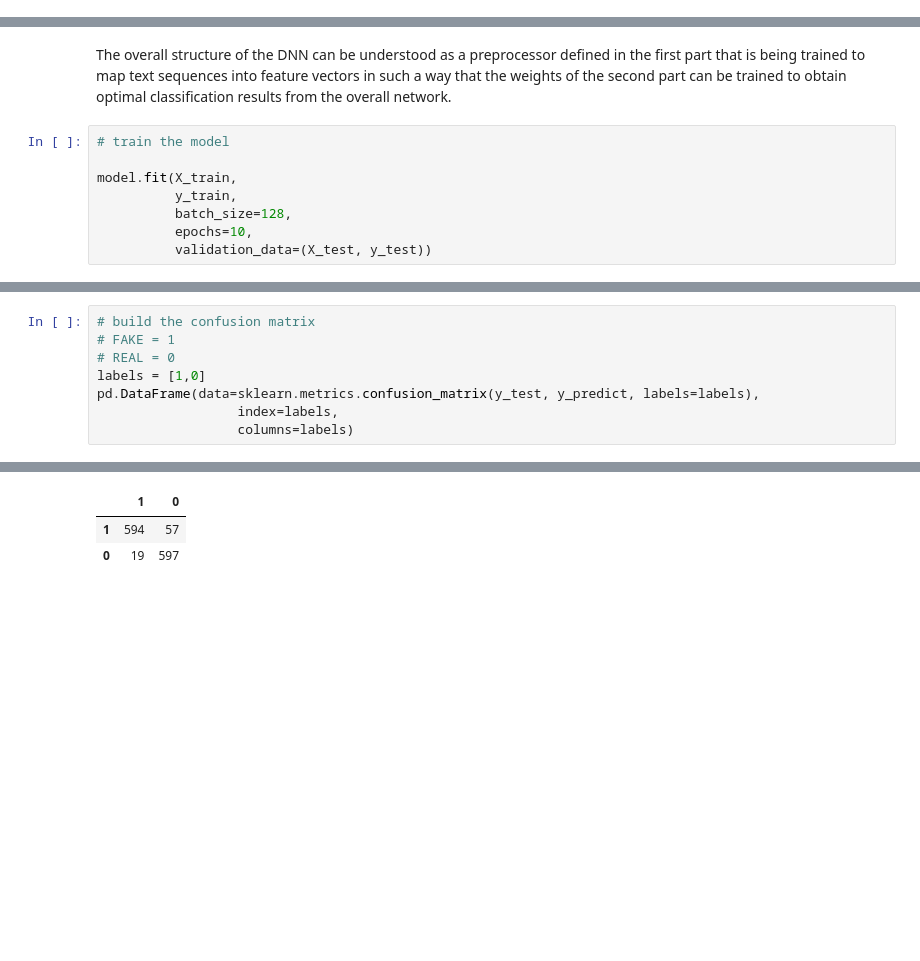
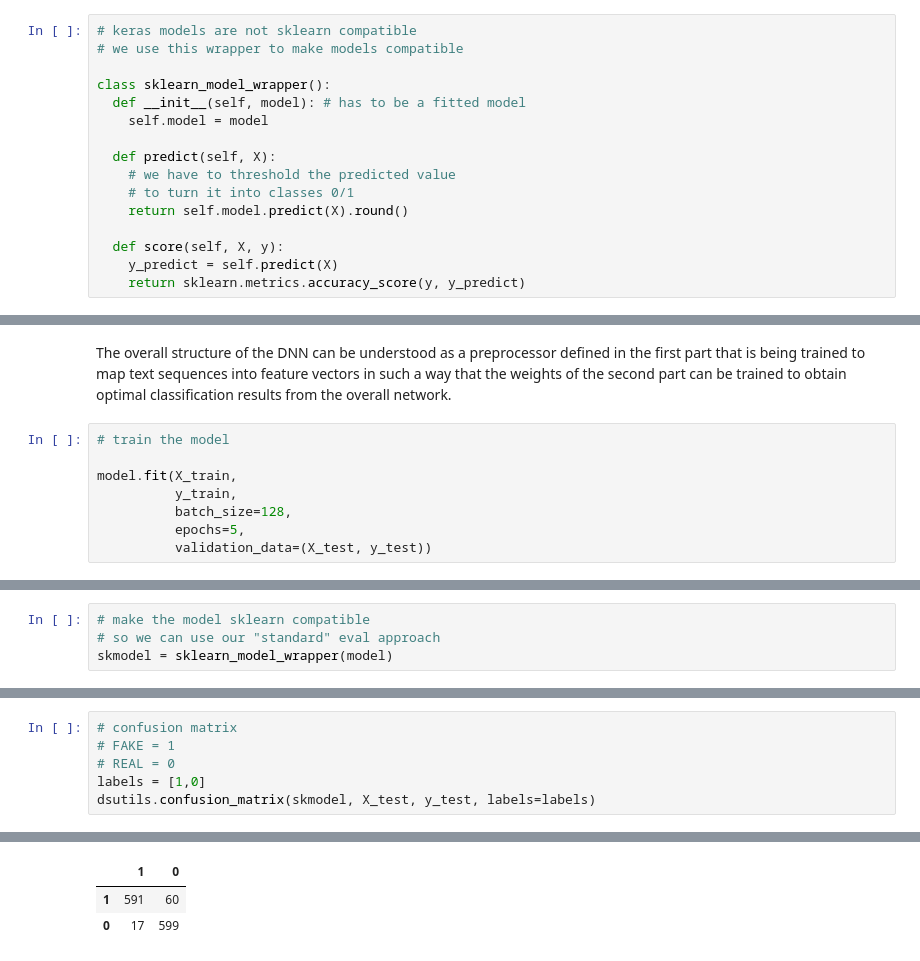
Before and after one commit to lutzhamel/CSC310, a Jupyter notebook: notes/22-deep-learning.ipynb, the cells around one changed output, grey strips where cells are left out. Cells and saved outputs as stored; diff of their text form; blank space fills up the shorter version.

```diff
--- a/notes/22-deep-learning.ipynb
+++ b/notes/22-deep-learning.ipynb
@@ -40,6 +28,22 @@ from tensorflow.keras.preprocessing.text import Tokenizer
 from tensorflow.keras.preprocessing.sequence import pad_sequences
 from tensorflow.keras import layers
 from tensorflow.keras.models import Sequential
+# %%
+# keras models are not sklearn compatible
+# we use this wrapper to make models compatible
+
+class sklearn_model_wrapper():
+  def __init__(self, model): # has to be a fitted model
+    self.model = model
+
+  def predict(self, X):
+    # we have to threshold the predicted value
+    # to turn it into classes 0/1
+    return self.model.predict(X).round()
+
+  def score(self, X, y):
+    y_predict = self.predict(X)
+    return sklearn.metrics.accuracy_score(y, y_predict)
 # %% [markdown]
 # Natural Language Processing: Deep Learning
 
@@ -304,6 +308,6 @@ The overall structure of the DNN can be understood as a preprocessor defined in
 model.fit(X_train,
           y_train,
           batch_size=128,
-          epochs=10,
+          epochs=5,
           validation_data=(X_test, y_test))
 # %% [output]
@@ -339,0 +325,4 @@ Accuracy: 0.94 (0.93,0.95)
+# %%
+# make the model sklearn compatible
+# so we can use our "standard" eval approach
+skmodel = sklearn_model_wrapper(model)
@@ -340,9 +335,7 @@ Accuracy: 0.94 (0.93,0.95)
 # %%
-# build the confusion matrix
+# confusion matrix
 # FAKE = 1
 # REAL = 0
 labels = [1,0]
-pd.DataFrame(data=sklearn.metrics.confusion_matrix(y_test, y_predict, labels=labels),
-                  index=labels,
-                  columns=labels)
+dsutils.confusion_matrix(skmodel, X_test, y_test, labels=labels)
 # %% [output]
@@ -349,3 +343,3 @@ pd.DataFrame(data=sklearn.metrics.confusion_matrix(y_test, y_predict, labels=lab
 |  | 1 | 0 |
-| 1 | 594 | 57 |
-| 0 | 19 | 597 |
+| 1 | 591 | 60 |
+| 0 | 17 | 599 |
```
Also changed, not shown: parts of 9 cells of this notebook.
